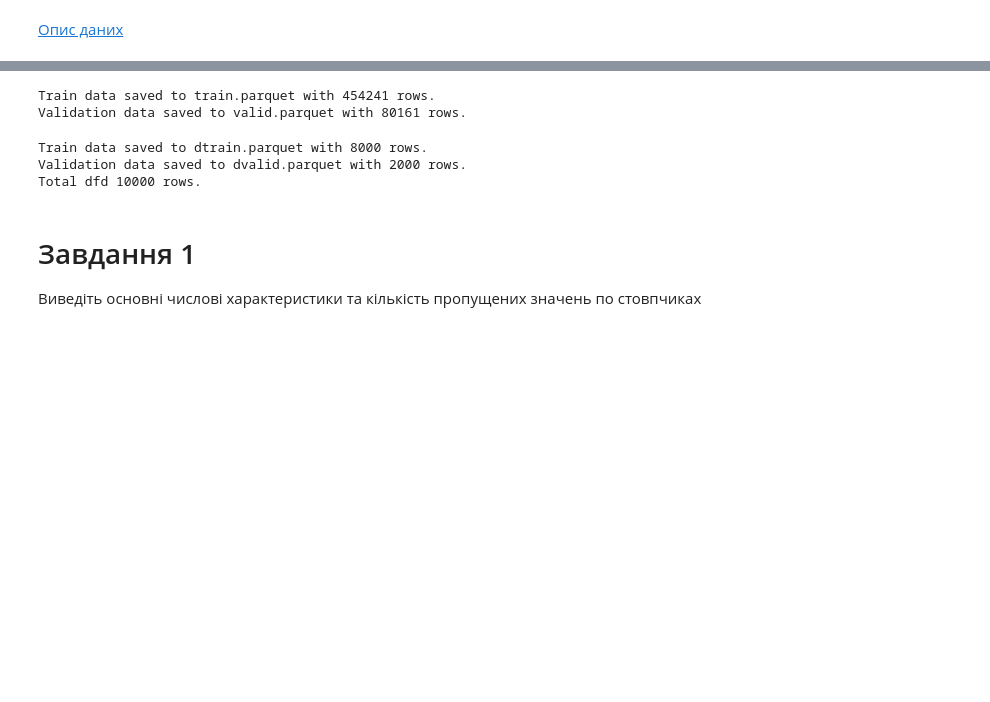
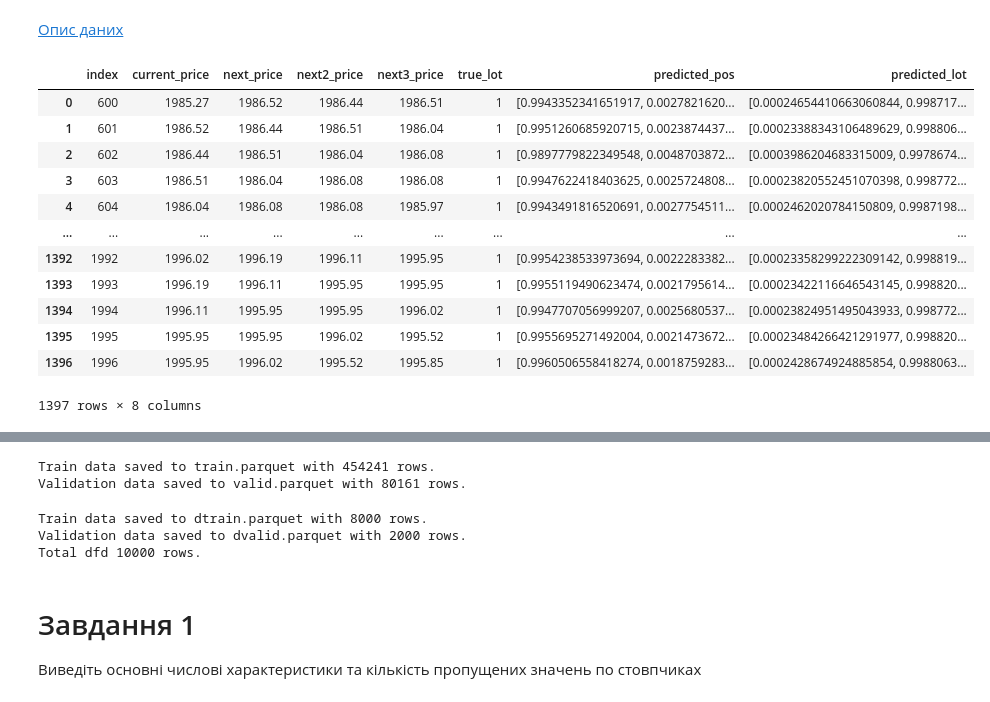
Before and after one commit to Flyingzaptop/Python-Colab, a Jupyter notebook: updateParquet.ipynb, the cells around one changed output, grey strips where cells are left out. Cells and saved outputs as stored; diff of their text form; code cells hidden in the pictures; blank space fills up the shorter version.

```diff
--- a/updateParquet.ipynb
+++ b/updateParquet.ipynb
@@ -7,6 +7,20 @@ import matplotlib.pyplot as plt
 # %% [markdown]
 [Опис даних](https://search.r-project.org/CRAN/refmans/PPtreeregViz/html/insurance.html)
 # %%
-df = pd.read_parquet("new.parquet")
-df1 = pd.read_parquet("gold_prices.parquet")
+df = pd.read_parquet("3.parquet")
+df
+# %% [output]
+|  | index | current_price | next_price | next2_price | next3_price | true_lot | predicted_pos | predicted_lot |
+| 0 | 600 | 1985.27 | 1986.52 | 1986.44 | 1986.51 | 1 | [0.9943352341651917, 0.0027821620... | [0.00024654410663060844, 0.998717... |
+| 1 | 601 | 1986.52 | 1986.44 | 1986.51 | 1986.04 | 1 | [0.9951260685920715, 0.0023874437... | [0.00023388343106489629, 0.998806... |
+| 2 | 602 | 1986.44 | 1986.51 | 1986.04 | 1986.08 | 1 | [0.9897779822349548, 0.0048703872... | [0.0003986204683315009, 0.9978674... |
+| 3 | 603 | 1986.51 | 1986.04 | 1986.08 | 1986.08 | 1 | [0.9947622418403625, 0.0025724808... | [0.00023820552451070398, 0.998772... |
+| 4 | 604 | 1986.04 | 1986.08 | 1986.08 | 1985.97 | 1 | [0.9943491816520691, 0.0027754511... | [0.0002462020784150809, 0.9987198... |
+| ... | ... | ... | ... | ... | ... | ... | ... | ... |
+| 1392 | 1992 | 1996.02 | 1996.19 | 1996.11 | 1995.95 | 1 | [0.9954238533973694, 0.0022283382... | [0.00023358299222309142, 0.998819... |
+| 1393 | 1993 | 1996.19 | 1996.11 | 1995.95 | 1995.95 | 1 | [0.9955119490623474, 0.0021795614... | [0.00023422116646543145, 0.998820... |
+| 1394 | 1994 | 1996.11 | 1995.95 | 1995.95 | 1996.02 | 1 | [0.9947707056999207, 0.0025680537... | [0.00023824951495043933, 0.998772... |
+| 1395 | 1995 | 1995.95 | 1995.95 | 1996.02 | 1995.52 | 1 | [0.9955695271492004, 0.0021473672... | [0.00023484266421291977, 0.998820... |
+| 1396 | 1996 | 1995.95 | 1996.02 | 1995.52 | 1995.85 | 1 | [0.9960506558418274, 0.0018759283... | [0.0002428674924885854, 0.9988063... |
+1397 rows × 8 columns
 # %%
```
Also changed, not shown: parts of 4 cells of this notebook.
